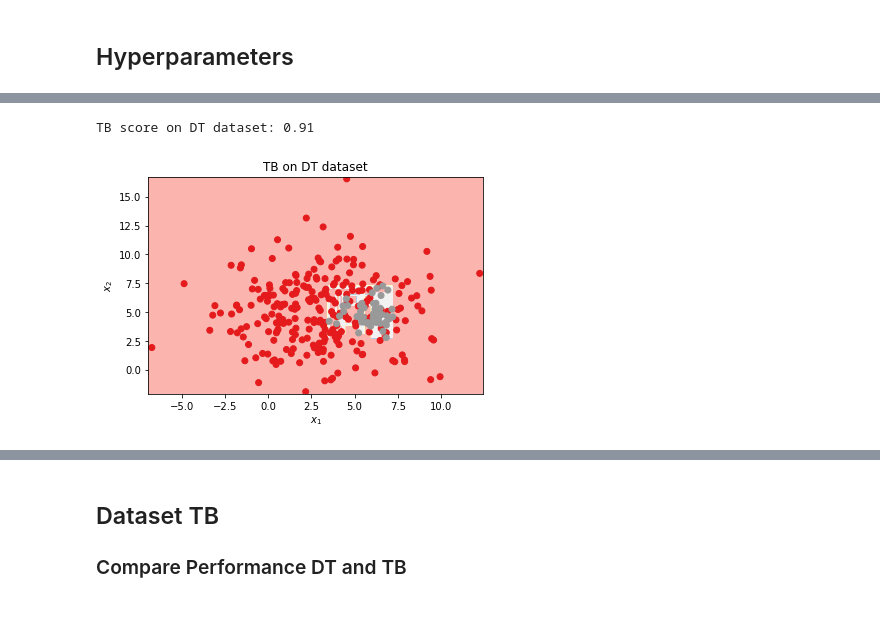
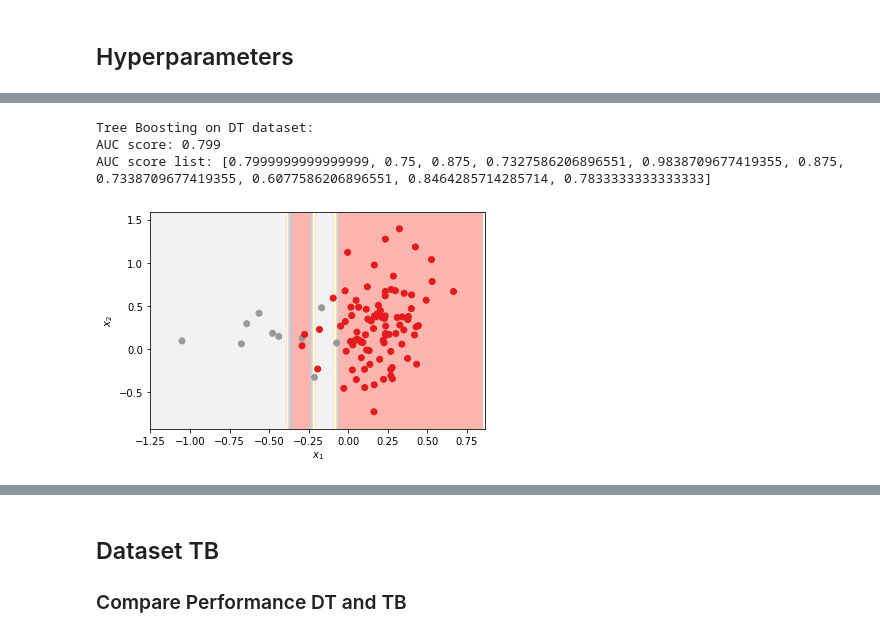
Before and after one commit to MBorgesT/ML_Assignment, a Jupyter notebook: DTvsTB.ipynb, the cells around one changed output, grey strips where cells are left out. Saved outputs shown, nothing was run; the diff lists cells and outputs as text; code cells hidden in the pictures.

```diff
--- a/DTvsTB.ipynb
+++ b/DTvsTB.ipynb
@@ -37,14 +40,25 @@ Disadvantages:
 - gradient boosting may not be a good choice if you have a lot of noise, as it can result in overfitting
 # %%
 def data_dt():
+    dt_X, dt_y = make_classification(
+        n_samples=100,
+        n_features=2,
+        n_redundant=0,
+        n_informative=2,
+        class_sep=0.2,
+        flip_y=0.01,
+        n_clusters_per_class=1,
+        weights=[0.9, 0.1],
+        random_state=1,
+    )
 
-    dt_X, dt_y = make_blobs(
-        n_samples=[250, 50],
-        centers=[(3,5),(6,5)],
-        n_features=2,
-        cluster_std=[3, 1],
-        random_state=42,
-        shuffle=False)
+    # dt_X, dt_y = make_blobs(
+    #     n_samples=[250, 50],
+    #     centers=[(3,5),(6,5)],
+    #     n_features=2,
+    #     cluster_std=[3, 1],
+    #     random_state=42,
+    #     shuffle=False)
 
     return dt_X, dt_y
 # %%
@@ -231,20 +204,17 @@ DT score on DT dataset: 0.96
 # %%
 # TB
 
 tboost = AdaC()
-tboost.fit(dt_X_train, dt_y_train)
-print('TB score on DT dataset: %.2f' % (tboost.score(dt_X_test, dt_y_test)))
 
-plot_classifier_boundary(tboost, dt_X, dt_y, title='TB on DT dataset')
+print('Tree Boosting on DT dataset:')
+test_model(tboost, dt_X, dt_y)
+# plot_roc_curve(tboost, dt_X_test, dt_y_test)
 
-# errors = map(lambda k: tb_classifier_score(k, dt_X_train, dt_y_train, dt_X_test, dt_y_test), k_values)
-# errors = list(errors)
-# test_error = [x[0] for x in errors]
-# train_error = [x[1] for x in errors]
-
-# plot_test_training_err(k_values, test_error, train_error,
-# title='TB performance on DT dataset with k',
-# hyperparam='k')
+# tboost.fit(dt_X_train, dt_y_train)
+# print('TB score: %.2f' % (tboost.score(dt_X_test, dt_y_test)))
+# plot_classifier_boundary(tboost, dt_X, dt_y, title='TB on DT dataset')
 # %% [output]
-TB score on DT dataset: 0.91
+Tree Boosting on DT dataset:
+AUC score: 0.799
+AUC score list: [0.7999999999999999, 0.75, 0.875, 0.7327586206896551, 0.9838709677419355, 0.875, 0.7338709677419355, 0.6077586206896551, 0.8464285714285714, 0.7833333333333333]
-[figure, old version]
+[figure, new version]
```
Also changed, not shown: parts of 19 cells of this notebook, 5 other files.
